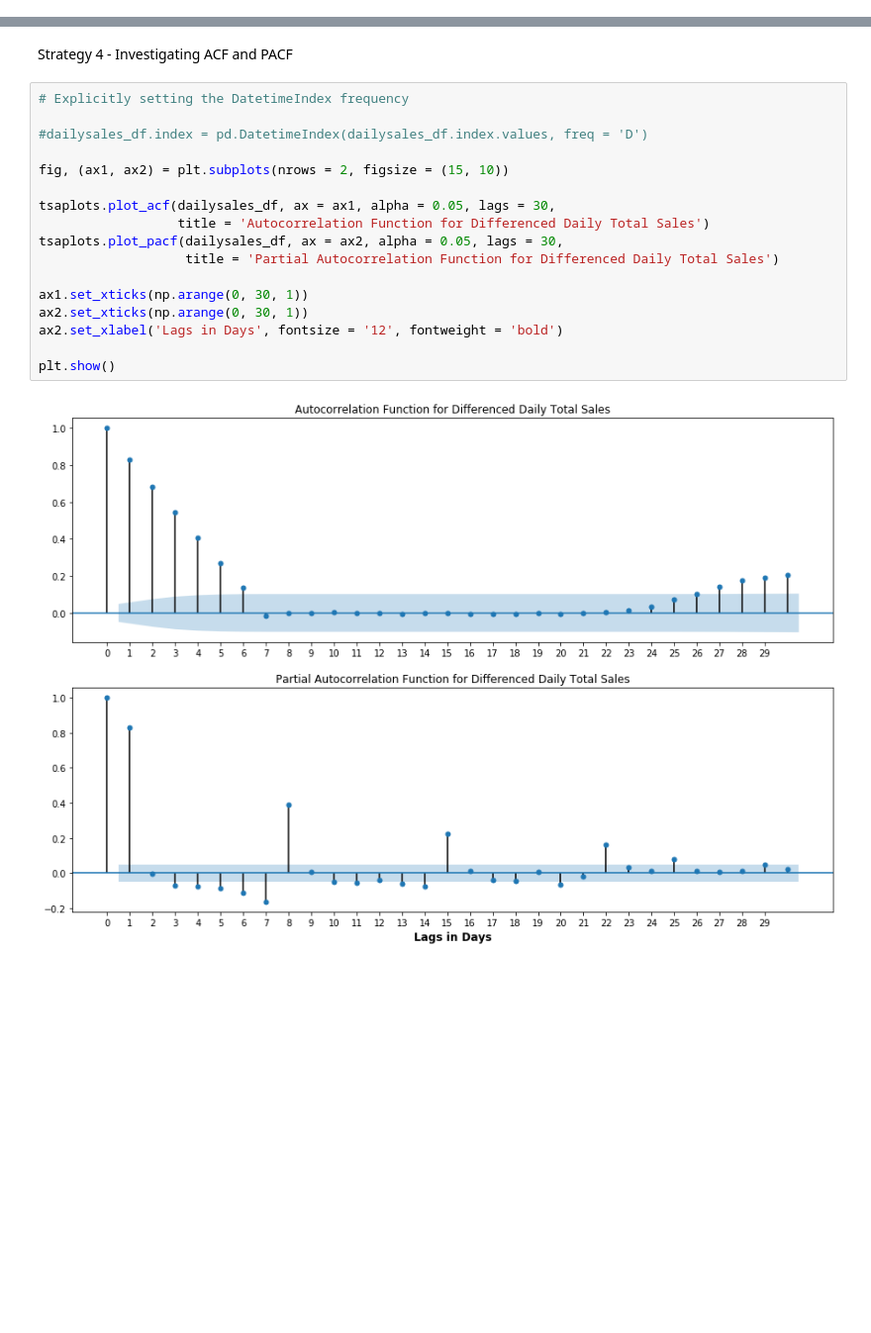
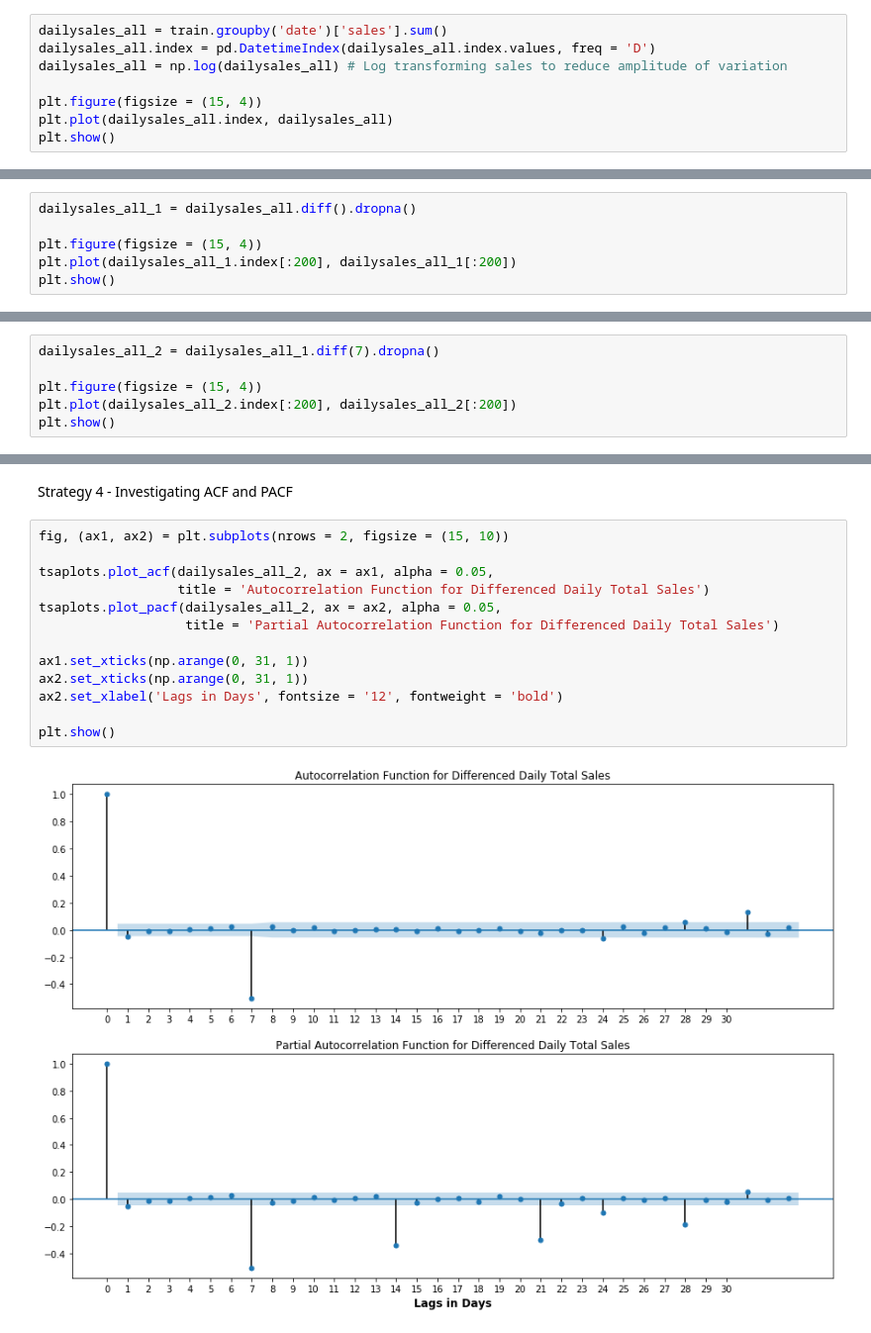
Before and after one commit to sanjeevgadre/Kaggle-Time-Series, a Jupyter notebook: SARIMA.ipynb, the cells around one changed output, grey strips where cells are left out. Shown at 99% size. Drawn from its saved outputs; the diff is of its cells as text; blank space fills up the shorter version.

```diff
--- a/SARIMA.ipynb
+++ b/SARIMA.ipynb
@@ -73,0 +44,8 @@ dailysales_df = dailysales.diff(7).dropna()
+# %%
+dailysales_all = train.groupby('date')['sales'].sum()
+dailysales_all.index = pd.DatetimeIndex(dailysales_all.index.values, freq = 'D')
+dailysales_all = np.log(dailysales_all) # Log transforming sales to reduce amplitude of variation
+
+plt.figure(figsize = (15, 4))
+plt.plot(dailysales_all.index, dailysales_all)
+plt.show()
@@ -73,0 +54,6 @@ dailysales_df = dailysales.diff(7).dropna()
+# %%
+dailysales_all_1 = dailysales_all.diff().dropna()
+
+plt.figure(figsize = (15, 4))
+plt.plot(dailysales_all_1.index[:200], dailysales_all_1[:200])
+plt.show()
@@ -73,0 +62,6 @@ dailysales_df = dailysales.diff(7).dropna()
+# %%
+dailysales_all_2 = dailysales_all_1.diff(7).dropna()
+
+plt.figure(figsize = (15, 4))
+plt.plot(dailysales_all_2.index[:200], dailysales_all_2[:200])
+plt.show()
@@ -121,22 +121,18 @@ Name: lb_pvalue, dtype: float64
 # %% [markdown]
 Strategy 4 - Investigating ACF and PACF
 # %%
-# Explicitly setting the DatetimeIndex frequency
-
-#dailysales_df.index = pd.DatetimeIndex(dailysales_df.index.values, freq = 'D')
-
 fig, (ax1, ax2) = plt.subplots(nrows = 2, figsize = (15, 10))
 
-tsaplots.plot_acf(dailysales_df, ax = ax1, alpha = 0.05, lags = 30,
+tsaplots.plot_acf(dailysales_all_2, ax = ax1, alpha = 0.05,
                   title = 'Autocorrelation Function for Differenced Daily Total Sales')
-tsaplots.plot_pacf(dailysales_df, ax = ax2, alpha = 0.05, lags = 30,
+tsaplots.plot_pacf(dailysales_all_2, ax = ax2, alpha = 0.05,
                    title = 'Partial Autocorrelation Function for Differenced Daily Total Sales')
 
-ax1.set_xticks(np.arange(0, 30, 1))
-ax2.set_xticks(np.arange(0, 30, 1))
+ax1.set_xticks(np.arange(0, 31, 1))
+ax2.set_xticks(np.arange(0, 31, 1))
 ax2.set_xlabel('Lags in Days', fontsize = '12', fontweight = 'bold')
 
 plt.show()
 # %% [output]
-[figure, old version]
+[figure, new version]
 # %% [markdown]
```
Also changed, not shown: parts of 28 cells of this notebook, 1 other file.
